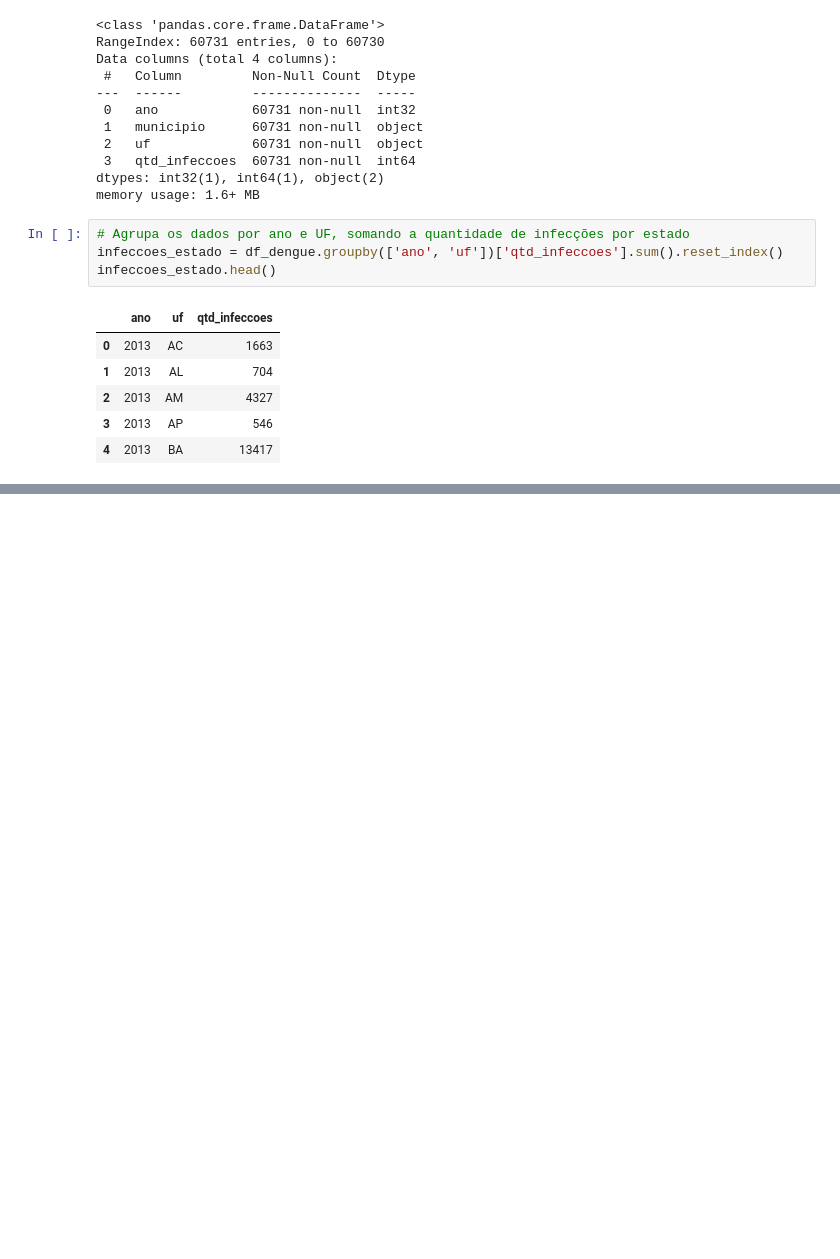
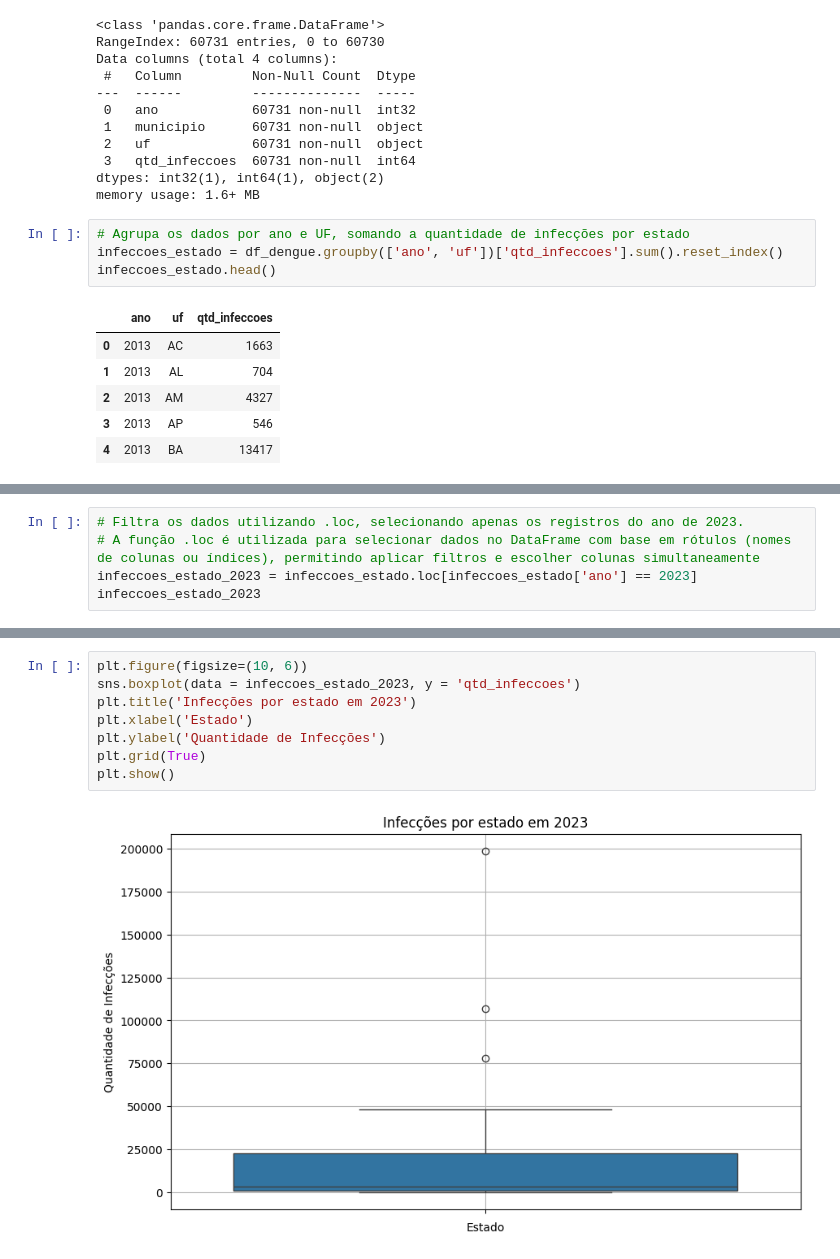
Before and after one commit to AleLucasG/Pos_Tech_FIAP_Data_Analytics, a Jupyter notebook: 01-data-analytics/handson/handson-01-analise-dados-storytelling/Dengue_Brasil.ipynb, the cells around one changed output, grey strips where cells are left out. Drawn from its saved outputs; the diff is of its cells as text; blank space fills up the shorter version.

```diff
--- a/01-data-analytics/handson/handson-01-analise-dados-storytelling/Dengue_Brasil.ipynb
+++ b/01-data-analytics/handson/handson-01-analise-dados-storytelling/Dengue_Brasil.ipynb
@@ -161,0 +281,5 @@ infeccoes_estado.head()
+# %%
+# Filtra os dados utilizando .loc, selecionando apenas os registros do ano de 2023.
+# A função .loc é utilizada para selecionar dados no DataFrame com base em rótulos (nomes de colunas ou índices), permitindo aplicar filtros e escolher colunas simultaneamente
+infeccoes_estado_2023 = infeccoes_estado.loc[infeccoes_estado['ano'] == 2023]
+infeccoes_estado_2023
@@ -161,0 +316,10 @@ infeccoes_estado.head()
+# %%
+plt.figure(figsize=(10, 6))
+sns.boxplot(data = infeccoes_estado_2023, y = 'qtd_infeccoes')
+plt.title('Infecções por estado em 2023')
+plt.xlabel('Estado')
+plt.ylabel('Quantidade de Infecções')
+plt.grid(True)
+plt.show()
+# %% [output]
+[figure, added]
```
Also changed, not shown: parts of 14 cells of this notebook.
